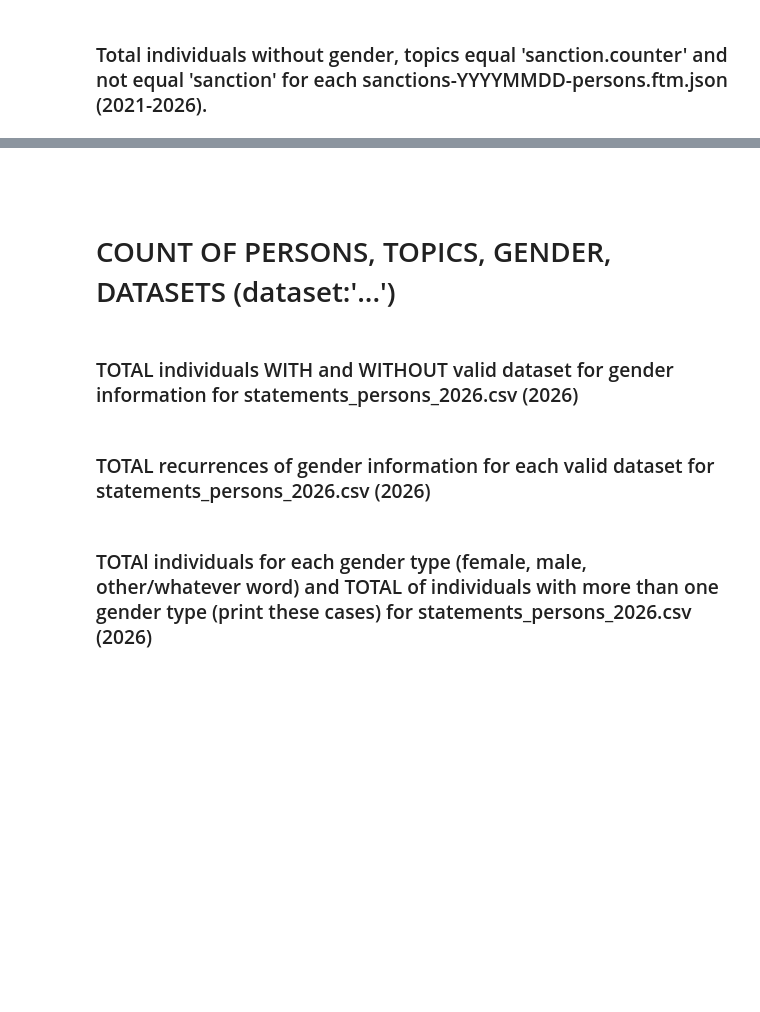
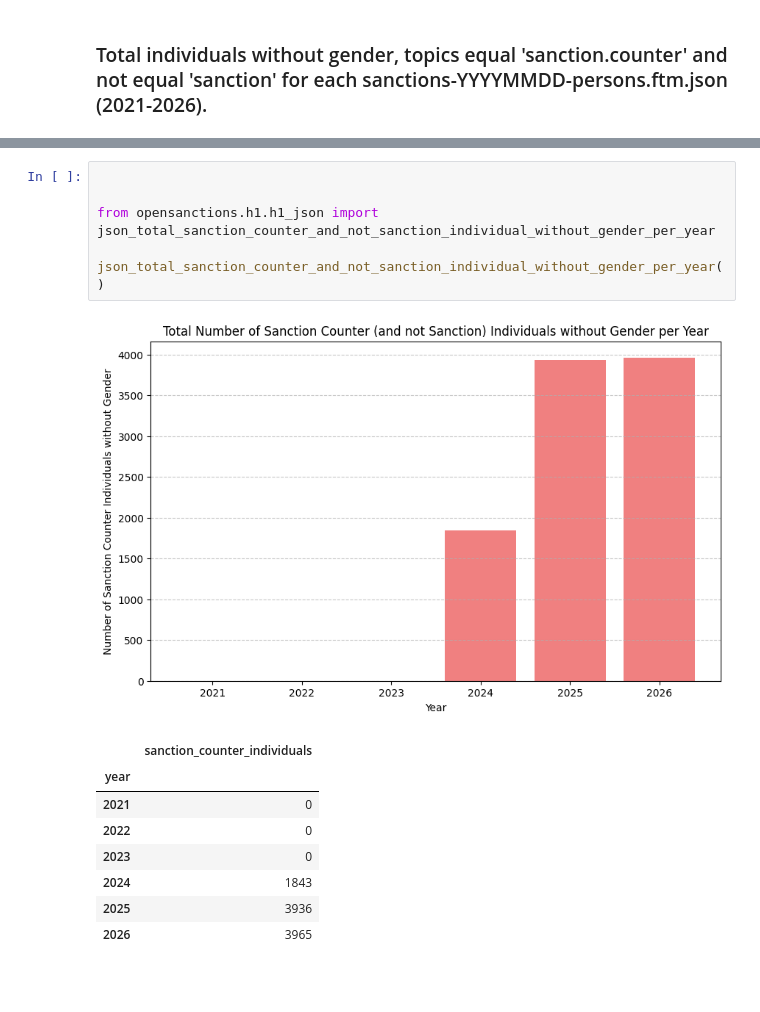
Before and after one commit to jellyrosp/opensanctions, a Jupyter notebook: jupyter_nb/h1/data_plot_h1_json.ipynb, the cells around one changed output, grey strips where cells are left out. Cells and saved outputs as stored; diff of their text form; blank space fills up the shorter version.

```diff
--- a/jupyter_nb/raw_data_freqs.ipynb
+++ b/jupyter_nb/h1/data_plot_h1_json.ipynb
@@ -110,10 +104,18 @@ abs freq = sanctioned individuals
+# %%
+
+
+from opensanctions.h1.h1_json import json_total_sanction_counter_and_not_sanction_individual_without_gender_per_year
+
+json_total_sanction_counter_and_not_sanction_individual_without_gender_per_year()
+# %% [output]
+[figure, added]
+|  | sanction_counter_individuals |
+| year |  |
+| 2021 | 0 |
+| 2022 | 0 |
+| 2023 | 0 |
+| 2024 | 1843 |
+| 2025 | 3936 |
+| 2026 | 3965 |
 # %% [markdown]
 ###
-# %% [markdown]
-# COUNT OF PERSONS, TOPICS, GENDER, DATASETS (dataset:'...')
-# %% [markdown]
-### TOTAL individuals WITH and WITHOUT valid dataset for gender information for statements_persons_2026.csv (2026)
-# %% [markdown]
-### TOTAL recurrences of gender information for each valid dataset for statements_persons_2026.csv (2026)
-# %% [markdown]
-### TOTAl individuals for each gender type (female, male, other/whatever word) and TOTAL of individuals with more than one gender type (print these cases) for statements_persons_2026.csv (2026)
```
Also changed, not shown: parts of 18 cells of this notebook, 7 other files.
